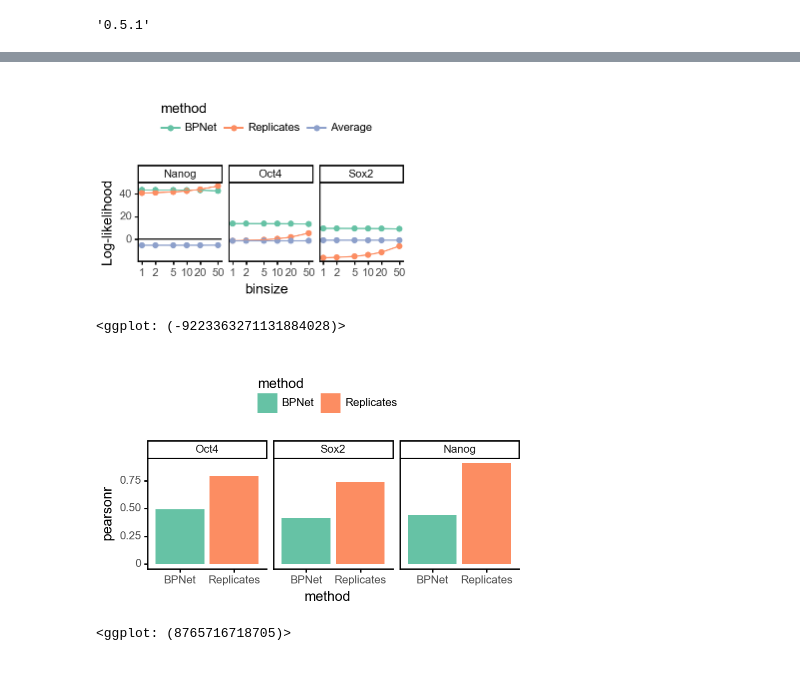
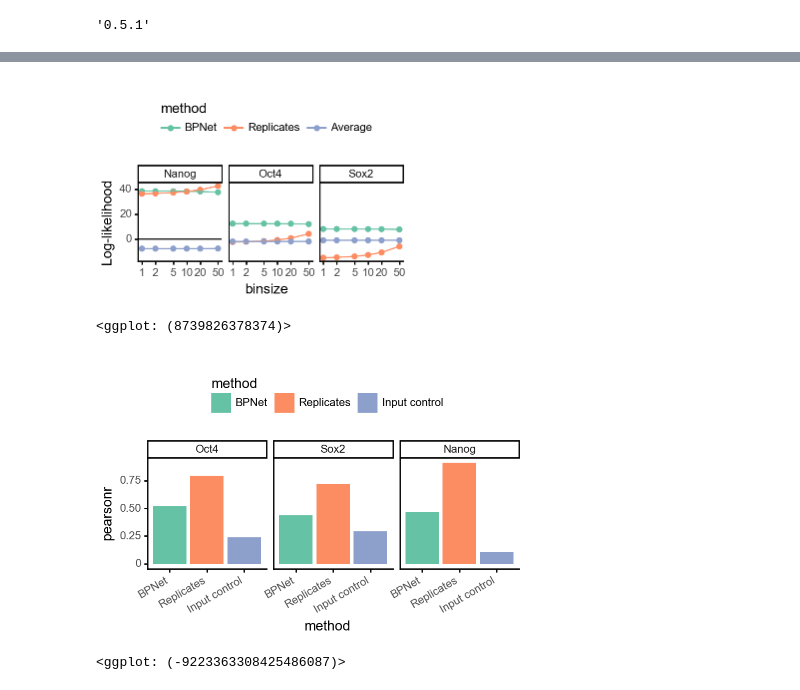
Before and after one commit to kundajelab/bpnet-manuscript, a Jupyter notebook: src/figures/14-bpnet-chipseq-evaluation.ipynb, the cells around one changed output, grey strips where cells are left out. Saved outputs shown, nothing was run; the diff lists cells and outputs as text; code cells hidden in the pictures.

```diff
--- a/src/figures/14-bpnet-chipseq-evaluation.ipynb
+++ b/src/figures/14-bpnet-chipseq-evaluation.ipynb
@@ -486,6 +586,8 @@ for task in tasks:
     test_reps[task] = np.array([moving_average(test[task][i], n=50) for i in range(len(test[task]))])
 
 shuff_metrics = {task: binned_metrics(train[task], test_reps[task]) for task in tqdm(tasks)}
+# %%
+shuff_metrics_bias = {task: binned_metrics(train[task], bias_smoothed[task]) for task in tqdm(tasks)}
 # %%
 shuff_metrics_model = {task: binned_metrics(train[task], y_pred[f"{task}/profile"] * np.exp(y_pred[f"{task}/counts"][:, np.newaxis]))
                        for task in tqdm(tasks)}
@@ -499,10 +601,13 @@ shuff_metrics_const = {task: binned_metrics(train[task],
                      for task in tqdm(tasks)}
 # %%
 dfm_profile = profile_metrics2df(shuff_metrics, shuff_metrics_const).assign(method='Replicates')
-dfm_counts = count_metrics2df(shuff_metrics).assign(method='Replicates')
 dfm_profile = pd.concat([dfm_profile, profile_metrics2df(shuff_metrics_model, shuff_metrics_const).assign(method='BPNet')])
 dfm_profile = pd.concat([dfm_profile, profile_metrics2df(shuff_metrics_avg, shuff_metrics_const).assign(method='Average')])
+dfm_profile = pd.concat([dfm_profile, profile_metrics2df(shuff_metrics_bias, shuff_metrics_const).assign(method='Input control')])
+
+dfm_counts = count_metrics2df(shuff_metrics).assign(method='Replicates')
 dfm_counts = pd.concat([dfm_counts, count_metrics2df(shuff_metrics_model).assign(method='BPNet')])
+dfm_counts = pd.concat([dfm_counts, count_metrics2df(shuff_metrics_bias).assign(method='Input control')])
 # %%
 dfm_profile['split'] = 'test->train'
 dfm_profile2 = dfm_profile.copy()
@@ -515,7 +623,8 @@ df_nll_tidy['task'] = pd.Categorical(df_nll_tidy['task'], categories=df_nll_tidy
 # %%
 df_counts_tidy = pd.concat([dfm_counts1, dfm_counts2])
-df_counts_tidy['method'] = pd.Categorical(df_counts_tidy['method'], categories=["BPNet", "Replicates"])
-df_counts_tidy['task'] = pd.Categorical(df_counts_tidy['task'], categories=df_counts_tidy['task'].unique())
+df_counts_tidy['method'] = pd.Categorical(df_counts_tidy['method'],
+                                          categories=["BPNet", "Replicates", "Input control", ])
+df_counts_tidy['task'] = pd.Categorical(df_counts_tidy['task'], categories=tasks)
 # %% [markdown]
 Plot
 # %%
@@ -533,0 +639,18 @@ df_nll_tidy['profile_ll'] = -df_nll_tidy['profile']
+# %%
+# Reproduce plot
+plotnine.options.figure_size = get_figsize(0.5, aspect=0.3)
+_df = df_nll_tidy.groupby(['binsize', 'task', 'method']).profile_ll.mean().reset_index()
+_df['task'] = _df['task'].cat.reorder_categories(tasks)
+
+fig = ggplot(aes(x='binsize', y='profile_ll', color='method'), data=_df) + \
+  scale_x_log10(breaks=binsizes) + \
+  geom_point() + \
+  geom_line() + \
+  geom_abline(intercept=0, slope=0) + \
+  theme_classic(base_size=10, base_family='Arial') +  \
+  theme(legend_position='top') + \
+  facet_grid(". ~ task") + \
+  scale_color_brewer('qual', 7) + \
+  ylab("Log-likelihood")
+fig.save(f"{figures}/ll.v2.with-input-control.pdf")
+fig
@@ -534,4 +660,5 @@ df_nll_tidy['profile_ll'] = -df_nll_tidy['profile']
 # %%
+# Reproduce plot
 plotnine.options.figure_size = get_figsize(0.5, aspect=0.3)
 fig = ggplot(aes(x='binsize', y='profile_ll', color='method'), data=df_nll_tidy.groupby(['binsize', 'task', 'method']).profile_ll.mean().reset_index()) + \
   scale_x_log10(breaks=binsizes) + \
@@ -543,22 +670,23 @@ fig = ggplot(aes(x='binsize', y='profile_ll', color='method'), data=df_nll_tidy.
   theme(legend_position='top') + \
   scale_color_brewer('qual', 7) + \
   ylab("Log-likelihood")
-fig.save(f"{figures}/ll.pdf")
+fig.save(f"{figures}/ll.v2.pdf")
 fig
 # %% [output]
-[figure, old version]
+[figure, new version]
-<ggplot: (-9223363271131884028)>
+<ggplot: (8739826378374)>
 # %%
 plotnine.options.figure_size = get_figsize(0.7, aspect=0.3)
 fig = ggplot(aes(x='method', y='pearsonr', fill='method'), data=df_counts_tidy.groupby(['task', 'method']).pearsonr.mean().reset_index()) + \
   geom_bar(stat='identity', position='dodge') + \
   geom_line() + \
   facet_grid(".~task") + \
   theme_classic(base_size=10, base_family='Arial') +  \
   theme(legend_position='top') + \
-  scale_fill_brewer('qual', 7)
-fig.save(f"{figures}/counts.pdf")
+  scale_fill_brewer('qual', 7) + \
+  plt9_tilt_xlab(30)
+fig.save(f"{figures}/counts-with-input-control.pdf")
 fig
 # %% [output]
-[figure, old version]
+[figure, new version]
-<ggplot: (8765716718705)>
+<ggplot: (-9223363308425486087)>
```
Also changed, not shown: parts of 34 cells of this notebook.
